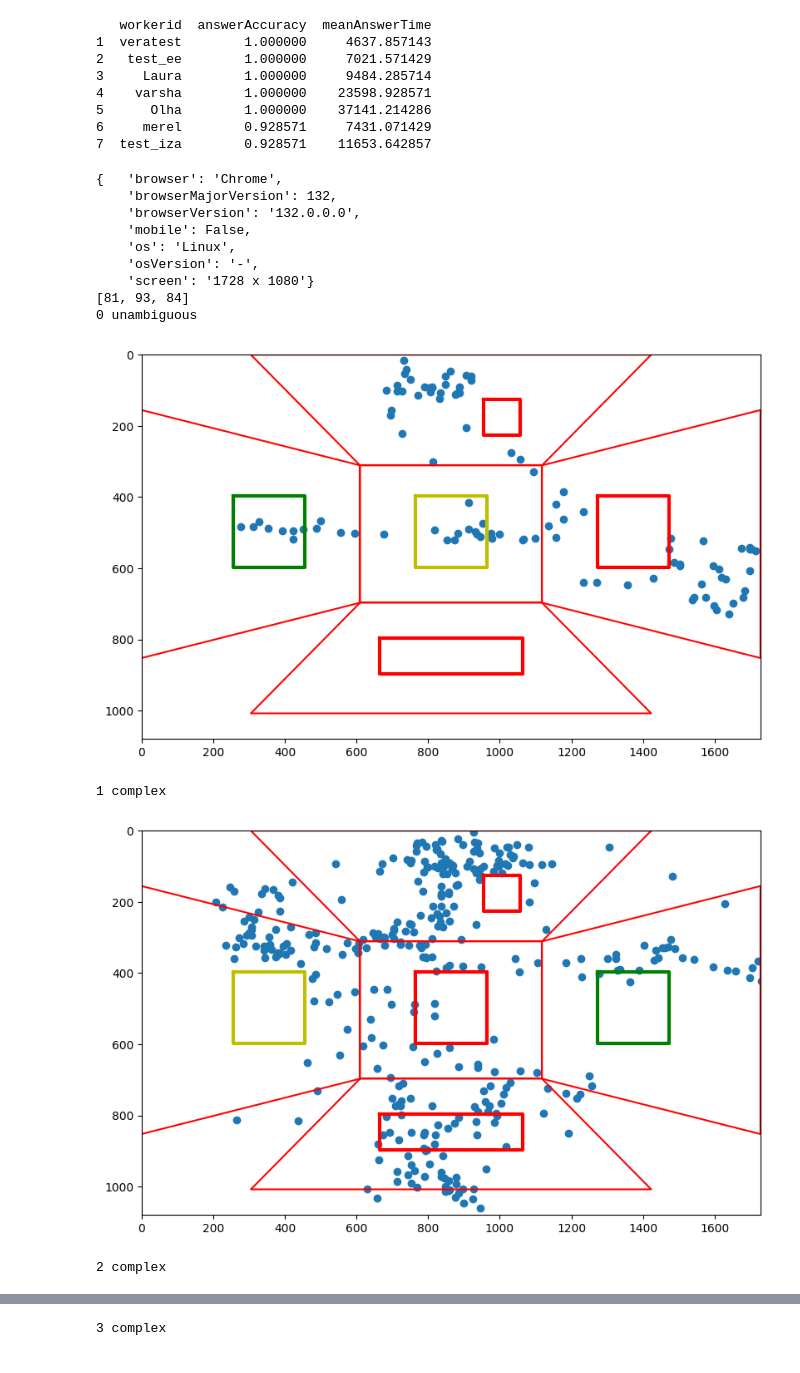
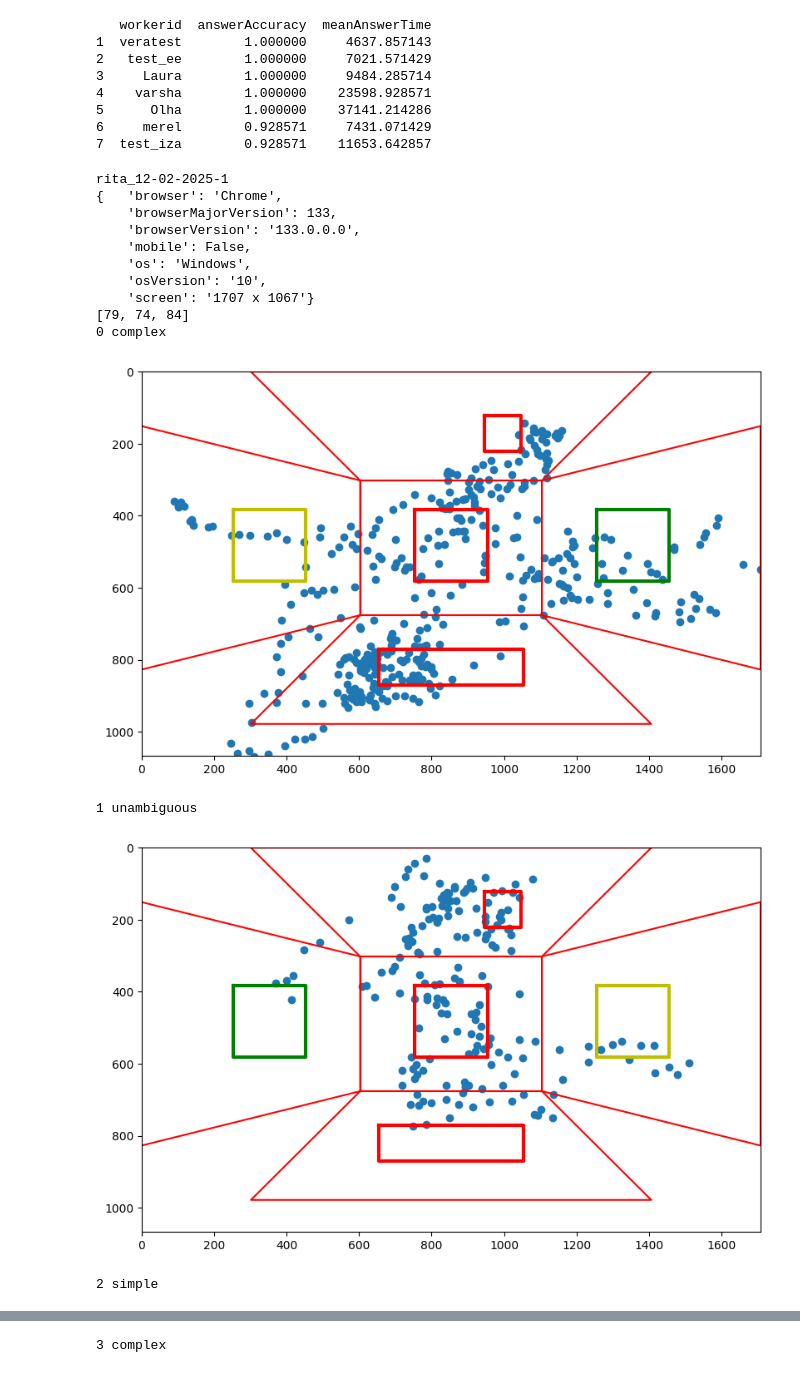
Before and after one commit to GAtemROU/Thesis-Project, a Jupyter notebook: analysis/heatmap_gen.ipynb, the cells around one changed output, grey strips where cells are left out. Cells and saved outputs as stored; diff of their text form; code cells hidden in the pictures.

```diff
--- a/analysis/heatmap_gen.ipynb
+++ b/analysis/heatmap_gen.ipynb
@@ -15,7 +15,7 @@ remove_negative_gaze = False
 filter_blacklist = True
 blacklist = ['rita_10-02-2025-2']
 # df = pd.read_csv('data/experiment_results_public_lab.csv')
-df = pd.read_csv('data/experiment_results_public_add_cal2.csv')
+df = pd.read_csv('data/experiment_results_public_add_cal3.csv')
 df2 = pd.read_csv('data/experiment_results_local_add_cal.csv')
 df2 = df2[df2['timestamp'] == '04-Feb-2025 12:50:17']
 df = pd.concat([df, df2], axis=0)
@@ -397,7 +421,19 @@ final_df.head()
 # %% [markdown]
 ### Fitting Some Regressions
 # %%
+import math
+
+def logit(x):
+    odds = x/(1-x)
+    if (x/1-x) >= 1:
+        odds -= 1e-10
+    elif (x/1-x) <= 0:
+        odds += 1e-3
+    return math.log(odds)
+
 fit_df = pd.read_csv('data/final_trial_df.csv')
+
+
 features = ['TrgtPosLeftRight', 'TrgtPosMiddle', 'Trial', 'MsgColorShape', 'SimpleComplex', 'Unambiguous']
 # code 3 conditions into 2 columns of binary values
 
@@ -413,5 +449,23 @@ fit_df['TrgtPosMiddle'] = fit_df['TargetPosition'].apply(lambda x: 2 if x == 1 e
 fit_df['MsgColorShape'] = fit_df['MsgType'].map(color_vs_shape)
 fit_df['SimpleComplex'] = fit_df['Condition'].map(simple_vs_complex)
 fit_df['Unambiguous'] = fit_df['Condition'].apply(lambda x: 2 if x == 'unambiguous' else -1)
+fit_df['PropTimeOnAvailableMsgsLog'] = fit_df['PropTimeOnAvailableMsgs'].apply(lambda x: logit(x))
+fit_df['Trial'] = fit_df['Trial']-fit_df['Trial'].median()
+
 x = fit_df[features]
 y = fit_df['PropTimeOnAvailableMsgs']
+
+fit_df[['PropTimeOnAvailableMsgsLog', 'PropTimeOnAvailableMsgs']].head()
+
+# apply pca and report the explained variance
+from sklearn.decomposition import PCA
+pca = PCA()
+pca.fit(x)
+explained_variance = pca.explained_variance_ratio_
+print(explained_variance)
+
+# plot first principal component against target variable
+pca = PCA(n_components=1)
+pca.fit(x)
+x_pca = pca.transform(x)
+plt.scatter(x_pca, y)
@@ -527,7 +569,9 @@ pp.pprint(leaderboard_df)
 6     merel        0.928571     7431.071429
 7  test_iza        0.928571    11653.642857
 # %%
-sample = df[df['workerid']=='j']
+participant = df['workerid'].unique()[3]
+print(participant)
+sample = df[df['workerid']==participant]
 pp.pprint(sample.iloc[0].deviceInfo)
 pp.pprint(sample.iloc[0].calibrationPrecision)
 resolution = sample.iloc[0].resolution
@@ -552,45 +596,43 @@ for i in range(12):
     # print(cur_sample.answerTime)
     print(i, cur_sample.type)
     # make a scatterplot on the left and a heatmap on the right, keep proportions of the screen
 
     # fig, axs = plt.subplots(1, 2, figsize=(2.2*(resolution[0]*6/resolution[1]), 6))
     plt.figure(figsize=(resolution[0]*6/resolution[1], 6))
     plt.scatter(x, y)
     plt.xlim(0, resolution[0])
     plt.ylim(0, resolution[1])
     plt.gca().invert_yaxis()
-    sns.kdeplot(x=x, y=y, ax=axs[1], fill=True, cmap='viridis', levels=100)
-    # axs[1].set_xlim(0, resolution[0])
-    # axs[1].set_ylim(0, resolution[1])
-    # axs[1].invert_yaxis()
+
 
     plot_polygons(cur_sample.coordinates, plt)
     for i, area in enumerate(aoi):
         coords = cur_sample.coordinates[area]
         x_min = max(0, coords['x'])
         x_max = coords['x'] + coords['width']
         y_min = max(0, coords['y'])
         y_max = coords['y'] + coords['height']
         # plot boxes around AOI
         color = 'r'
         if cur_sample.trgtPos == i:
             color = 'g'
         if cur_sample.compPos == i:
             color = 'y'
         plt.plot([x_min, x_max, x_max, x_min, x_min], [y_min, y_min, y_max, y_max, y_min], color, linewidth=3)
 
     plt.show()
 # %% [output]
+rita_12-02-2025-1
 {   'browser': 'Chrome',
-    'browserMajorVersion': 132,
-    'browserVersion': '132.0.0.0',
+    'browserMajorVersion': 133,
+    'browserVersion': '133.0.0.0',
     'mobile': False,
-    'os': 'Linux',
-    'osVersion': '-',
-    'screen': '1728 x 1080'}
-[81, 93, 84]
-0 unambiguous
+    'os': 'Windows',
+    'osVersion': '10',
+    'screen': '1707 x 1067'}
+[79, 74, 84]
+0 complex
-[figure, old version]
+[figure, new version]
-1 complex
+1 unambiguous
-[figure, old version]
+[figure, new version]
-2 complex
+2 simple
```
Also changed, not shown: parts of 10 cells of this notebook, 3 other files.
